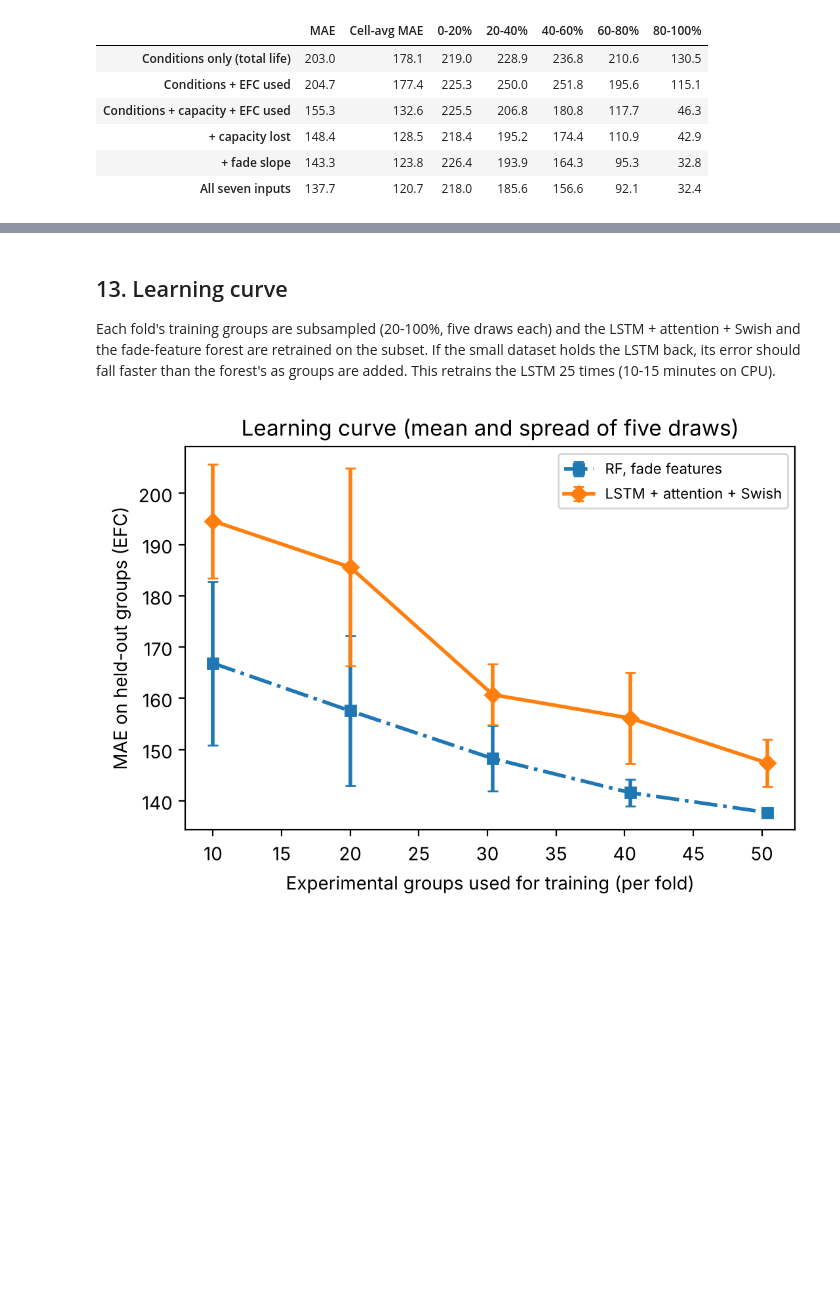
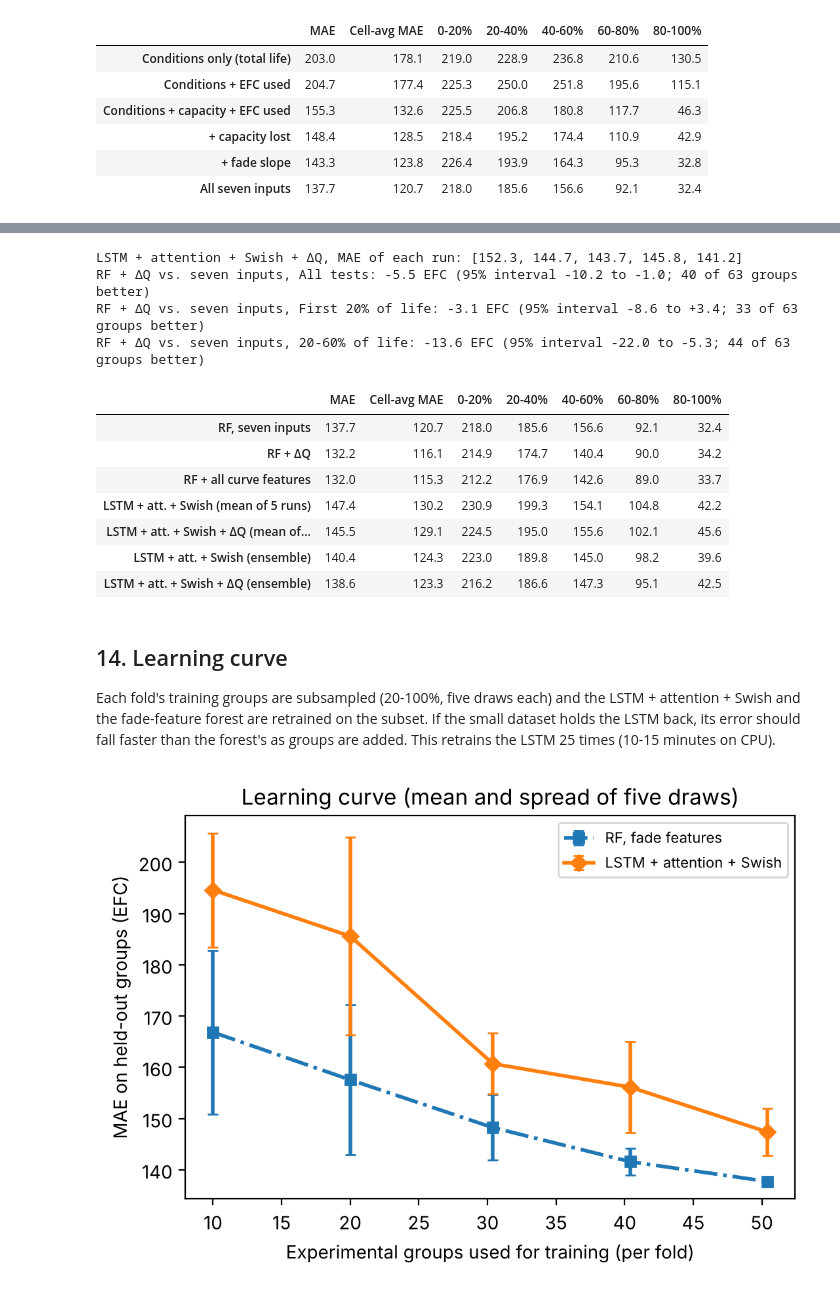
Before and after one commit to junbo9/battery-rul-lstm-attention, a Jupyter notebook: 02_train_models.ipynb, the cells around one changed output, grey strips where cells are left out. Drawn from its saved outputs; the diff is of its cells as text; code cells hidden in the pictures; blank space fills up the shorter version.

```diff
--- a/02_train_models.ipynb
+++ b/02_train_models.ipynb
@@ -751,5 +795,64 @@ abl
+# %%
+curve_preds = {'RF, seven inputs': ablation['All seven inputs'],
+               'RF + ΔQ': rf_with(FEATURES + DQ),
+               'RF + all curve features': rf_with(FEATURES + CURVE)}
+
+X_dq = np.zeros((len(cell_ids), T_MAX, len(FEATURES + DQ)), dtype=np.float32)
+for i, cell in enumerate(cell_ids):
+    df = steps[steps['cell'] == cell]
+    X_dq[i, :len(df)] = df[FEATURES + DQ].values
+dq_runs = []
+for seed in range(N_SEEDS):
+    p_dq = np.zeros_like(RUL)
+    for train, test in FOLDS:
+        p_dq[test], _ = train_fold(train, test, attention=True, activation='swish', seed=seed, inputs=X_dq)
+    dq_runs.append(p_dq[M])
+print('LSTM + attention + Swish + ΔQ, MAE of each run:', [round(float(np.abs(p - true_rul).mean()), 1) for p in dq_runs])
+
+def stage_mae(pred):
+    e = np.abs(pred - true_rul)
+    return [e.mean(), pd.Series(e).groupby(cell_of).mean().mean()] + [e[which == b].mean() for b in range(5)]
+
+lstm_base = np.array(deep_pred['LSTM + attention + Swish'])
+curve_tab = {name: stage_mae(p) for name, p in curve_preds.items()}
+curve_tab['LSTM + att. + Swish (mean of 5 runs)'] = np.mean([stage_mae(p) for p in lstm_base], axis=0)
+curve_tab['LSTM + att. + Swish + ΔQ (mean of 5 runs)'] = np.mean([stage_mae(p) for p in dq_runs], axis=0)
+curve_tab['LSTM + att. + Swish (ensemble)'] = stage_mae(lstm_base.mean(axis=0))
+curve_tab['LSTM + att. + Swish + ΔQ (ensemble)'] = stage_mae(np.mean(dq_runs, axis=0))
+curve_tab = pd.DataFrame(curve_tab, index=['MAE', 'Cell-avg MAE'] + stage_labels).T.round(1)
+curve_tab.to_csv('figures/curve_features.csv')
+
+# Is the forest's gain from ΔQ consistent across experimental groups? Bootstrap over the 63 groups.
+group_of = steps['group'].values[step_rows]
+delta = np.abs(curve_preds['RF + ΔQ'] - true_rul) - np.abs(curve_preds['RF, seven inputs'] - true_rul)
+rows_of_group = {g: np.where(group_of == g)[0] for g in np.unique(group_of)}
+names = np.array(list(rows_of_group))
+rng = np.random.default_rng(0)
+for label, mask in [('All tests', np.ones(len(delta), bool)), ('First 20% of life', which == 0),
+                    ('20-60% of life', (which == 1) | (which == 2))]:
+    boot = []
+    for _ in range(2000):
+        pick = np.concatenate([rows_of_group[g] for g in rng.choice(names, len(names))])
+        boot.append(delta[pick[mask[pick]]].mean())
+    better = (pd.Series(delta[mask]).groupby(group_of[mask]).mean() < 0).sum()
+    print(f'RF + ΔQ vs. seven inputs, {label}: {delta[mask].mean():+.1f} EFC '
+          f'(95% interval {np.percentile(boot, 2.5):+.1f} to {np.percentile(boot, 97.5):+.1f}; {better} of 63 groups better)')
+curve_tab
+# %% [output]
+LSTM + attention + Swish + ΔQ, MAE of each run: [152.3, 144.7, 143.7, 145.8, 141.2]
+RF + ΔQ vs. seven inputs, All tests: -5.5 EFC (95% interval -10.2 to -1.0; 40 of 63 groups better)
+RF + ΔQ vs. seven inputs, First 20% of life: -3.1 EFC (95% interval -8.6 to +3.4; 33 of 63 groups better)
+RF + ΔQ vs. seven inputs, 20-60% of life: -13.6 EFC (95% interval -22.0 to -5.3; 44 of 63 groups better)
+|  | MAE | Cell-avg MAE | 0-20% | 20-40% | 40-60% | 60-80% | 80-100% |
+| RF, seven inputs | 137.7 | 120.7 | 218.0 | 185.6 | 156.6 | 92.1 | 32.4 |
+| RF + ΔQ | 132.2 | 116.1 | 214.9 | 174.7 | 140.4 | 90.0 | 34.2 |
+| RF + all curve features | 132.0 | 115.3 | 212.2 | 176.9 | 142.6 | 89.0 | 33.7 |
+| LSTM + att. + Swish (mean of 5 runs) | 147.4 | 130.2 | 230.9 | 199.3 | 154.1 | 104.8 | 42.2 |
+| LSTM + att. + Swish + ΔQ (mean of... | 145.5 | 129.1 | 224.5 | 195.0 | 155.6 | 102.1 | 45.6 |
+| LSTM + att. + Swish (ensemble) | 140.4 | 124.3 | 223.0 | 189.8 | 145.0 | 98.2 | 39.6 |
+| LSTM + att. + Swish + ΔQ (ensemble) | 138.6 | 123.3 | 216.2 | 186.6 | 147.3 | 95.1 | 42.5 |
 # %% [markdown]
-## 13. Learning curve
+## 14. Learning curve
 Each fold's training groups are subsampled (20-100%, five draws each) and the LSTM + attention + Swish and the fade-feature forest are retrained on the subset. If the small dataset holds the LSTM back, its error should fall faster than the forest's as groups are added. This retrains the LSTM 25 times (10-15 minutes on CPU).
 # %%
 def rf_fade_on(train, test):
```
Also changed, not shown: parts of 6 cells of this notebook, 6 other files.
